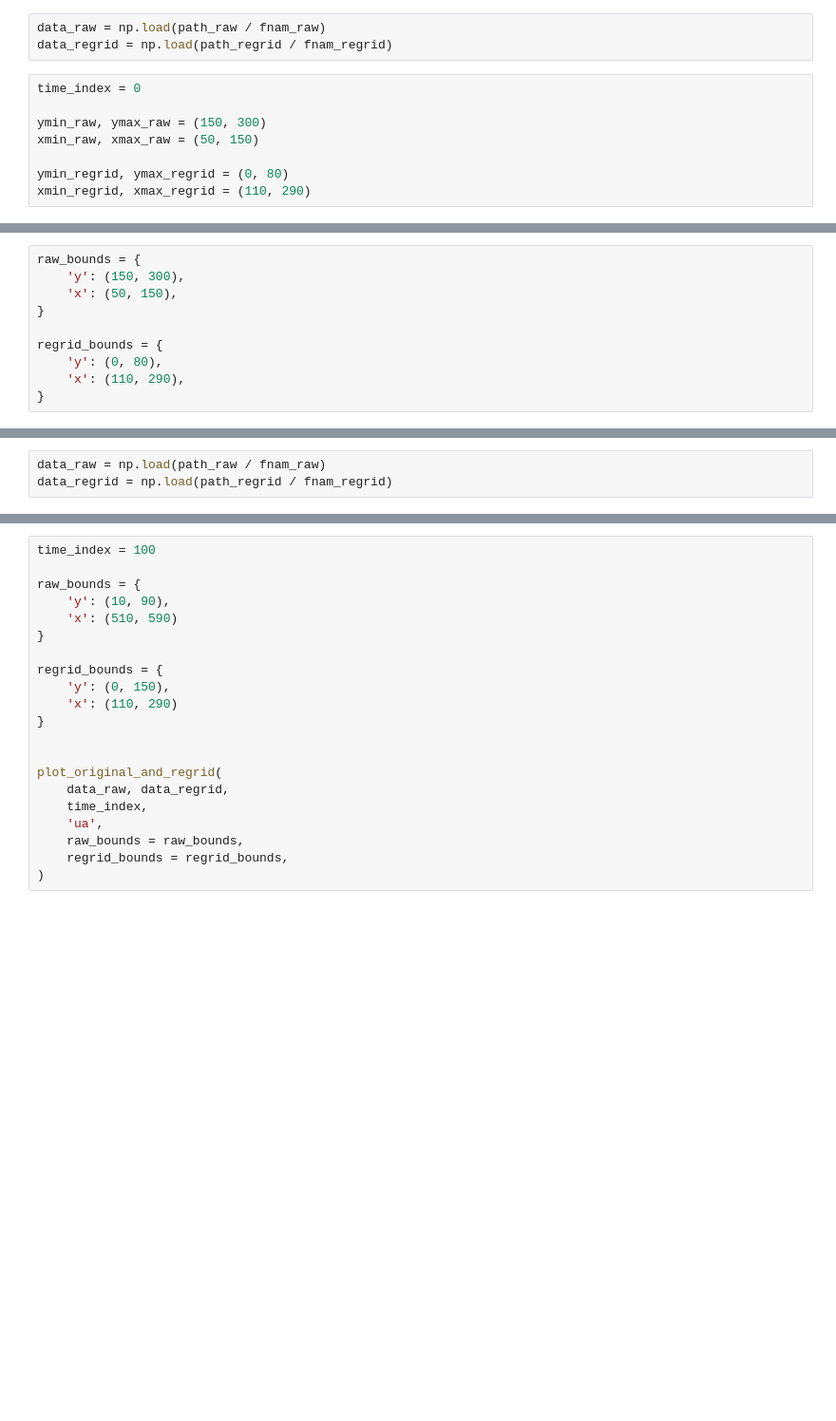
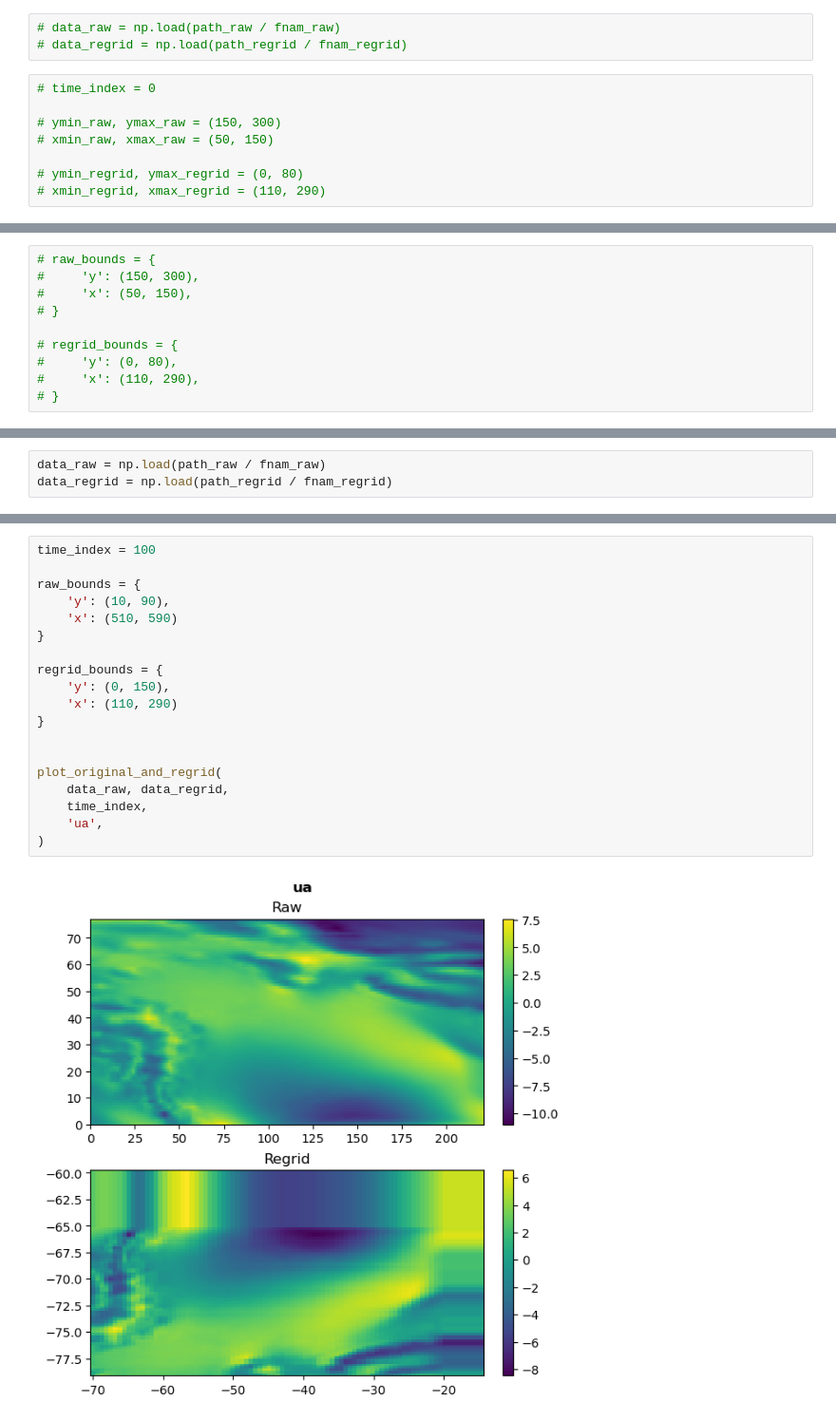
Before and after one commit to jackbassham/thesis-rough, a Jupyter notebook: notebooks/5.0-jwb-test-plot-regrid.ipynb, the cells around one changed output, grey strips where cells are left out. Shown at 95% size. Drawn from its saved outputs; the diff is of its cells as text; blank space fills up the shorter version.

```diff
--- a/notebooks/5.0-jwb-test-plot-regrid.ipynb
+++ b/notebooks/5.0-jwb-test-plot-regrid.ipynb
@@ -11,12 +11,12 @@ fnam_regrid = 'ice_vel_regrid_nsidc0016v4.npz'
 # %%
-data_raw = np.load(path_raw / fnam_raw)
-data_regrid = np.load(path_regrid / fnam_regrid)
+# data_raw = np.load(path_raw / fnam_raw)
+# data_regrid = np.load(path_regrid / fnam_regrid)
 # %%
-time_index = 0
+# time_index = 0
 
-ymin_raw, ymax_raw = (150, 300)
-xmin_raw, xmax_raw = (50, 150)
+# ymin_raw, ymax_raw = (150, 300)
+# xmin_raw, xmax_raw = (50, 150)
 
-ymin_regrid, ymax_regrid = (0, 80)
-xmin_regrid, xmax_regrid = (110, 290)
+# ymin_regrid, ymax_regrid = (0, 80)
+# xmin_regrid, xmax_regrid = (110, 290)
 # %%
@@ -30,13 +30,13 @@ print(data_regrid['lat'])
 # %%
-raw_bounds = {
-    'y': (150, 300),
-    'x': (50, 150),
-}
+# raw_bounds = {
+#     'y': (150, 300),
+#     'x': (50, 150),
+# }
 
-regrid_bounds = {
-    'y': (0, 80),
-    'x': (110, 290),
-}
+# regrid_bounds = {
+#     'y': (0, 80),
+#     'x': (110, 290),
+# }
 # %%
 def plot_original_and_regrid(
         data_raw, data_regrid,
@@ -256,24 +270,24 @@ plt.pcolormesh(data_regrid['ua'][100])
 # %%
 time_index = 100
 
 raw_bounds = {
     'y': (10, 90),
     'x': (510, 590)
 }
 
 regrid_bounds = {
     'y': (0, 150),
     'x': (110, 290)
 }
 
 
 plot_original_and_regrid(
     data_raw, data_regrid,
     time_index,
     'ua',
-    raw_bounds = raw_bounds,
-    regrid_bounds = regrid_bounds,
 )
+# %% [output]
+[figure, added]
 # %%
 plot_original_and_regrid(
     data_raw, data_regrid,
```
Also changed, not shown: parts of 21 cells of this notebook, 1 other file.
